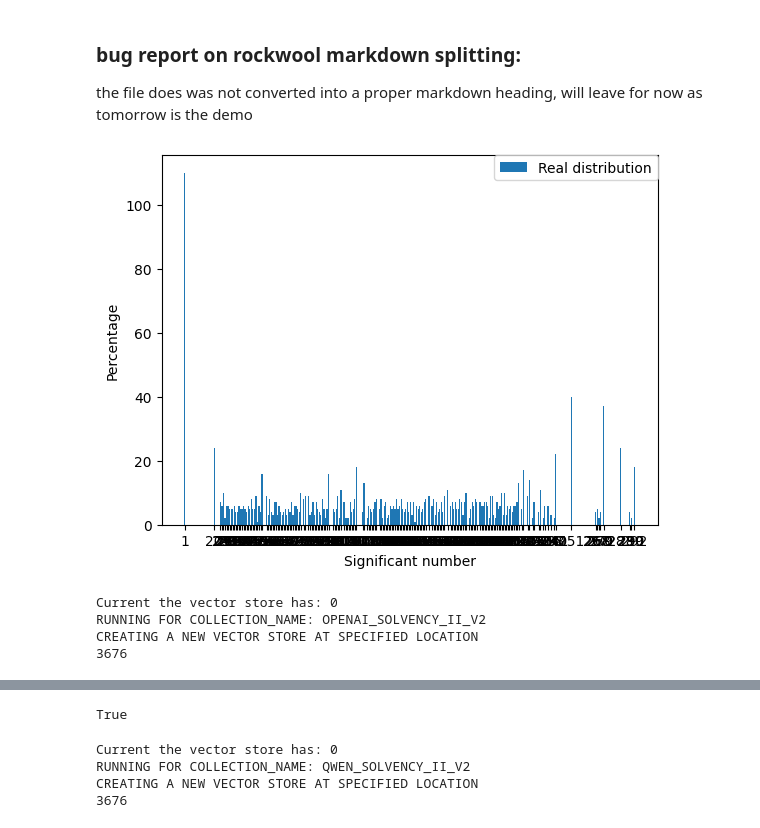
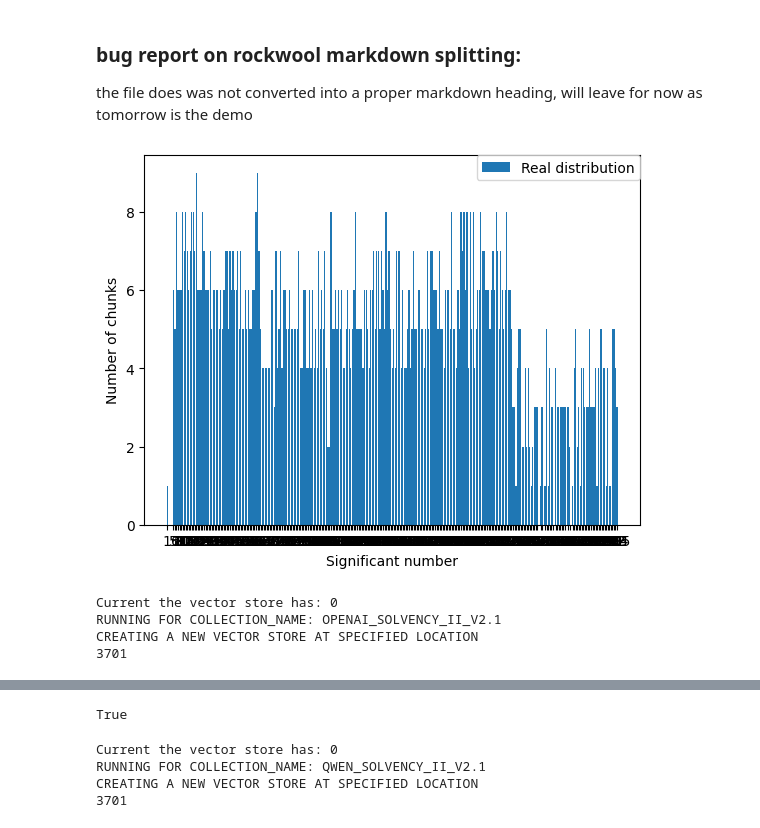
Before and after one commit to BjornvanBraak/Solvency-II-Regulatory-Search, a Jupyter notebook: document-preprocessing-pipeline.ipynb, the cells around one changed output, grey strips where cells are left out. Drawn from its saved outputs; the diff is of its cells as text; code cells hidden in the pictures.

```diff
--- a/document-preprocessing-pipeline.ipynb
+++ b/document-preprocessing-pipeline.ipynb
@@ -1246,22 +1275,22 @@ chunks_per_page_sorted_solvency_2 = dict(sorted(chunks_per_page_level_2.items())
 # %%
 import matplotlib.pyplot as plt
 import numpy as np
 
 x = chunks_per_page_sorted_solvency_2
 keys = x.keys()
 vals = x.values()
 
 plt.bar(keys, vals, label="Real distribution")
 
 # plt.ylim(0,1)
-plt.ylabel ('Percentage')
+plt.ylabel ('Number of chunks')
 plt.xlabel ('Significant number')
 plt.xticks(list(keys))
 plt.legend (bbox_to_anchor=(1, 1), loc="upper right", borderaxespad=0.)
 
 plt.show()
 # %% [output]
-[figure, old version]
+[figure, new version]
 # %%
 from langchain_core.vectorstores import InMemoryVectorStore
 from langchain_chroma import Chroma
@@ -1315,7 +1344,7 @@ embedding_model = AzureOpenAIEmbeddings(
 
 #config
 import os
-COLLECTION_NAME = "OPENAI_SOLVENCY_II_V2" #name of the collection
+COLLECTION_NAME = "OPENAI_SOLVENCY_II_V2.1" #name of the collection
 PERSIST_DIRECTORY = os.path.join("data", "vector_stores", PROJECT_NAME)
 
 #os.path.join( "data", "solvency-II-files", "solvency II - level 1 - v2.pdf")
@@ -1323,9 +1352,9 @@ PERSIST_DIRECTORY = os.path.join("data", "vector_stores", PROJECT_NAME)
 safe_save_to_vector_store(COLLECTION_NAME, PERSIST_DIRECTORY, embedding_model)
 # %% [output]
 Current the vector store has: 0
-RUNNING FOR COLLECTION_NAME: OPENAI_SOLVENCY_II_V2
+RUNNING FOR COLLECTION_NAME: OPENAI_SOLVENCY_II_V2.1
 CREATING A NEW VECTOR STORE AT SPECIFIED LOCATION
-3676
+3701
 # %%
 from langchain_google_genai import GoogleGenerativeAIEmbeddings
 # from langchain_core.documents import Document
@@ -1384,13 +1413,13 @@ True
 from langchain_community.embeddings import DeepInfraEmbeddings
 
 embedding_model = DeepInfraEmbeddings(model_id="Qwen/Qwen3-Embedding-8B", deepinfra_api_token=os.environ["DEEPINFRA_API_KEY"])
-COLLECTION_NAME = "QWEN_SOLVENCY_II_V2" #name of the collection
+COLLECTION_NAME = "QWEN_SOLVENCY_II_V2.1" #name of the collection
 PERSIST_DIRECTORY = os.path.join("data", "vector_stores", PROJECT_NAME)
 
 
 safe_save_to_vector_store(COLLECTION_NAME, PERSIST_DIRECTORY, embedding_model)
 # %% [output]
 Current the vector store has: 0
-RUNNING FOR COLLECTION_NAME: QWEN_SOLVENCY_II_V2
+RUNNING FOR COLLECTION_NAME: QWEN_SOLVENCY_II_V2.1
 CREATING A NEW VECTOR STORE AT SPECIFIED LOCATION
-3676
+3701
```
Also changed, not shown: parts of 10 cells of this notebook, 1 other file.
